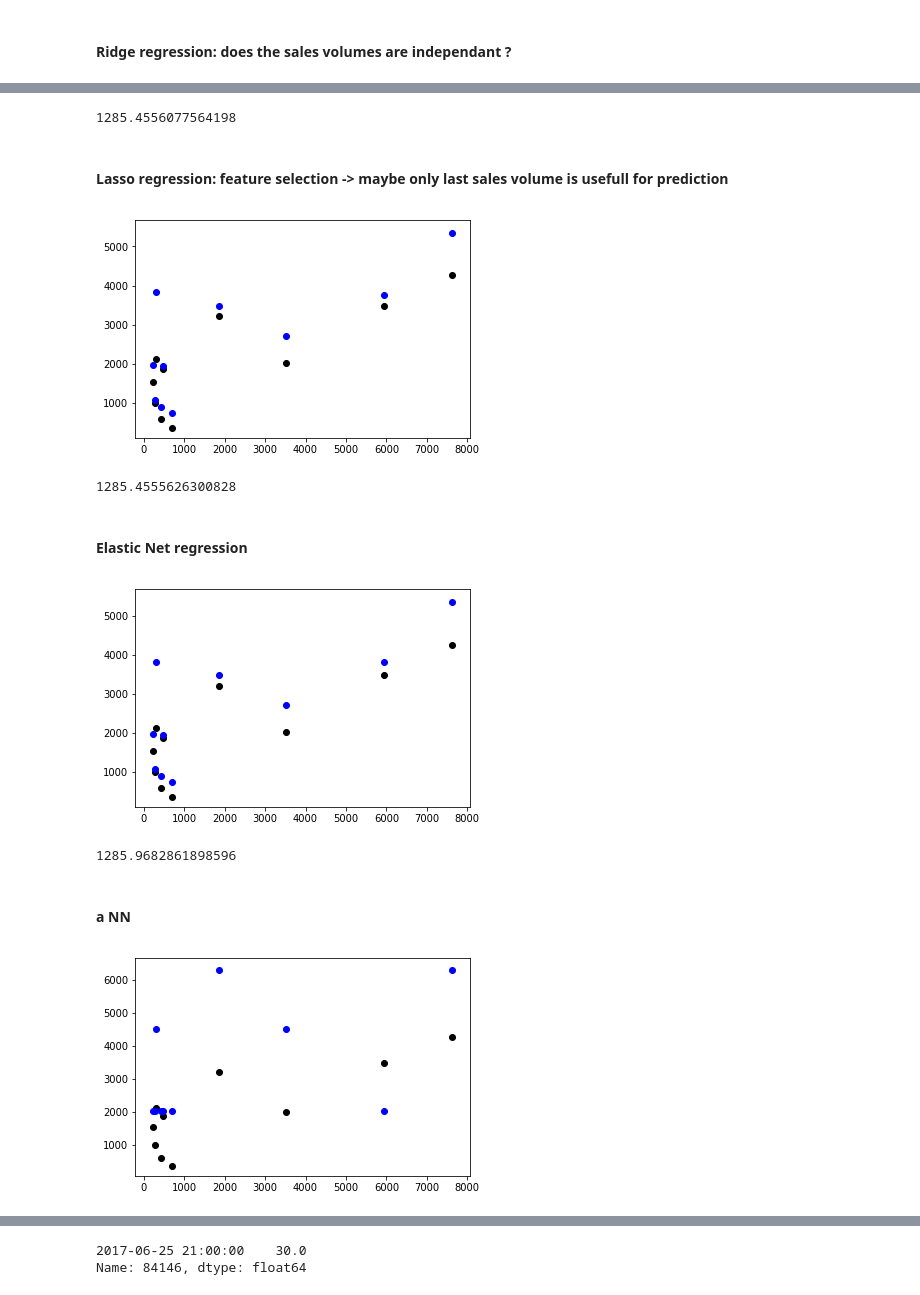
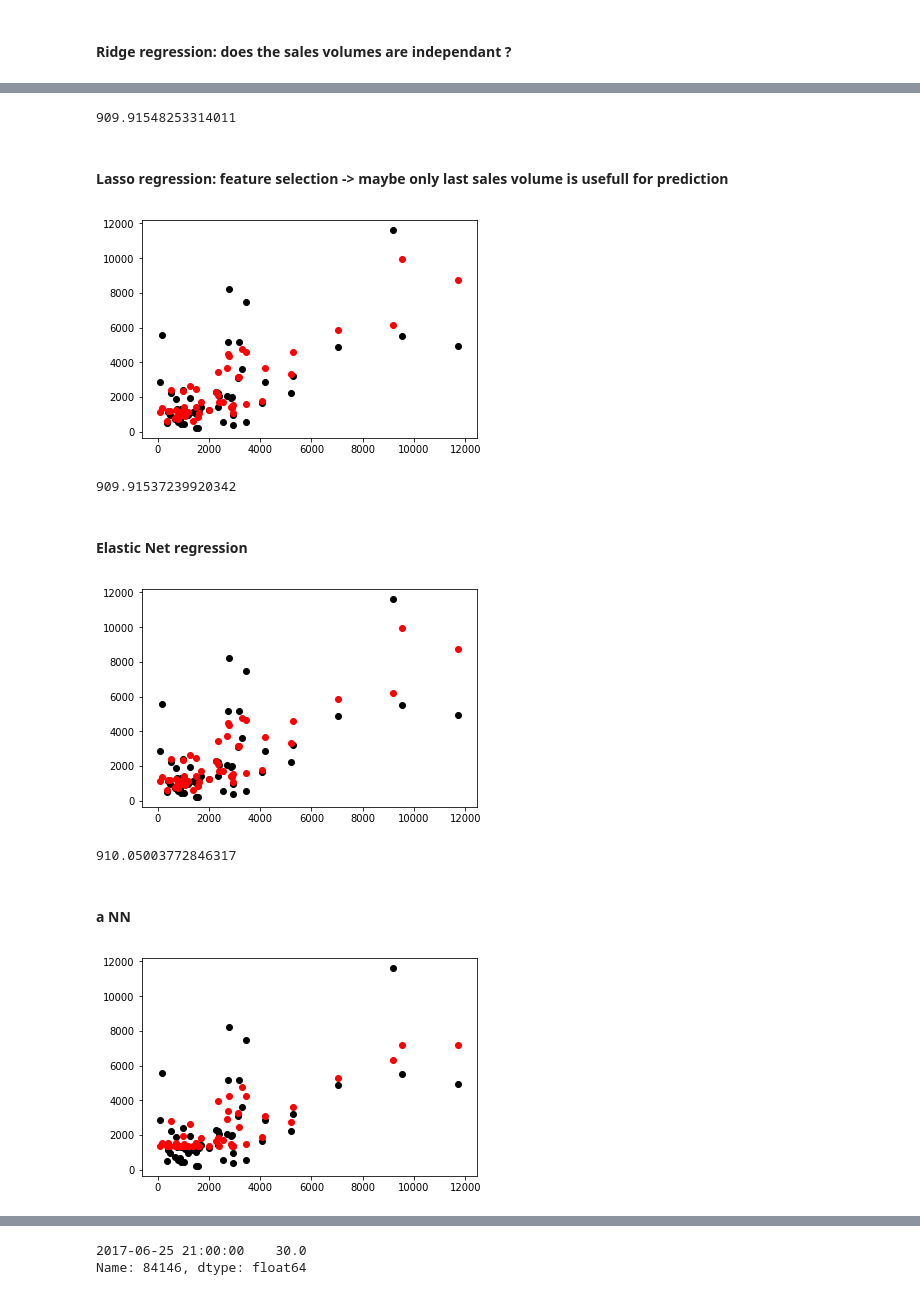
Before and after one commit to enrabre/Sales-forecast, a Jupyter notebook: pmi.ipynb, the cells around one changed output, grey strips where cells are left out. Saved outputs shown, nothing was run; the diff lists cells and outputs as text; code cells hidden in the pictures.

```diff
--- a/pmi.ipynb
+++ b/pmi.ipynb
@@ -96,7 +100,7 @@ df = df.applymap(lambda x: 0 if x < 0 else x)
 # %%
 df2 = df.T
 # %%
-df3 = df2.resample('5D').sum()
+df3 = df2.resample('D').sum()
 # %%
 df3.shape
 # %% [output]
@@ -127,8 +131,8 @@ y=[]
 for index, column in enumerate(df3):
     if index % 50 == 0:
         print index, len(X)
-    for stop in np.arange(50, len(df3[column])):
-        start = stop - 50
+    for stop in np.arange(100, len(df3[column])):
+        start = stop - 100
 
         if not (df3[column][start:stop].isnull().values.any() or np.isnan(df3[column][stop])):
             X.append([df3[column][start:stop].values])
@@ -352,28 +419,27 @@ plt.show()
 MAE = mean_absolute_error(testy, y_pred)
 MAE
 # %% [output]
-1285.4556077564198
+909.91548253314011
 # %% [markdown]
 #### Lasso regression: feature selection -> maybe only last sales volume is usefull for prediction
 # %%
-lasso = Lasso(alpha=0.1, max_iter=10000MAE = mean_absolute_error(testy, y_pred)
-MAE)
+lasso = Lasso(alpha=0.1, max_iter=10000)
 
 lasso.fit(trainX, trainy)
 y_pred = lasso.predict(testX)
 # %%
 # Plot outputs
-plt.scatter(testX.T[3][:10], testy[:10] , color='black')
-plt.scatter(testX.T[3][:10] , y_pred[:10] , color='blue')
+plt.scatter(testX.T[-1][:50], testy[:50] , color='black')
+plt.scatter(testX.T[-1][:50] , y_pred[:50] , color='red')
 
 plt.show()
 # %% [output]
-[figure, old version]
+[figure, new version]
 # %%
 MAE = mean_absolute_error(testy, y_pred)
 MAE
 # %% [output]
-1285.4555626300828
+909.91537239920342
 # %% [markdown]
 #### Elastic Net regression
 # %%
@@ -382,17 +448,17 @@ elastic.fit(trainX, trainy)
 y_pred = elastic.predict(testX)
 # %%
 # Plot outputs
-plt.scatter(testX.T[3][:10], testy[:10] , color='black')
-plt.scatter(testX.T[3][:10] , y_pred[:10] , color='blue')
+plt.scatter(testX.T[-1][:50], testy[:50] , color='black')
+plt.scatter(testX.T[-1][:50] , y_pred[:50] , color='red')
 
 plt.show()
 # %% [output]
-[figure, old version]
+[figure, new version]
 # %%
 MAE = mean_absolute_error(testy, y_pred)
 MAE
 # %% [output]
-1285.9682861898596
+910.05003772846317
 # %% [markdown]
 #### a NN
 # %%
@@ -402,12 +468,12 @@ regr.fit(trainX, trainy)
 y_pred = regr.predict(testX)
 # %%
 # Plot outputs
-plt.scatter(testX.T[3][:10], testy[:10] , color='black')
-plt.scatter(testX.T[3][:10] , y_pred[:10] , color='blue')
+plt.scatter(testX.T[-1][:50], testy[:50] , color='black')
+plt.scatter(testX.T[-1][:50] , y_pred[:50] , color='red')
 
 plt.show()
 # %% [output]
-[figure, old version]
+[figure, new version]
 # %%
 MAE = mean_absolute_error(testy, y_pred)
 MAE
```
Also changed, not shown: parts of 40 cells of this notebook.
